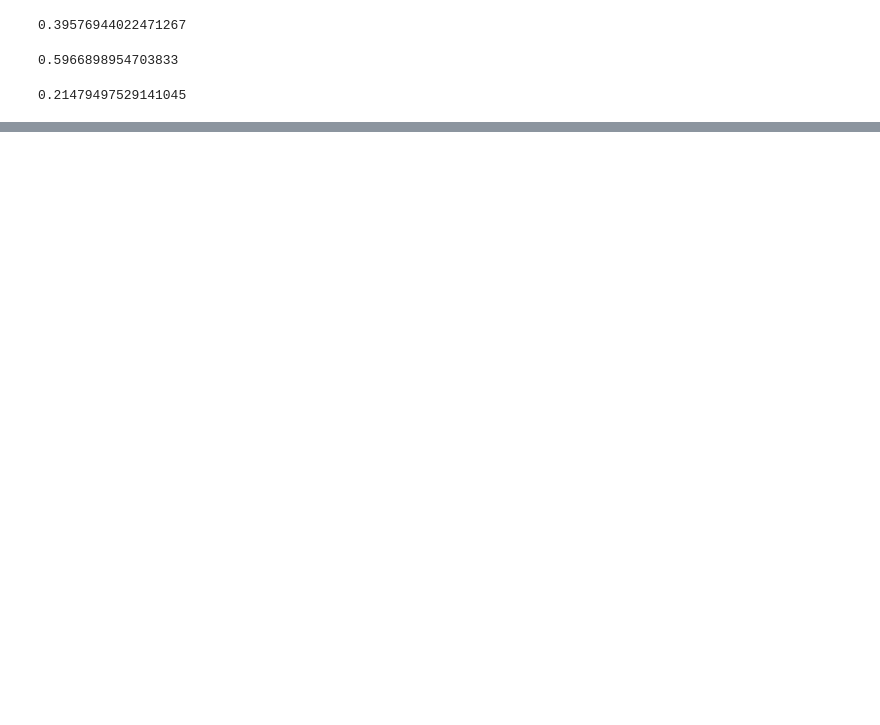
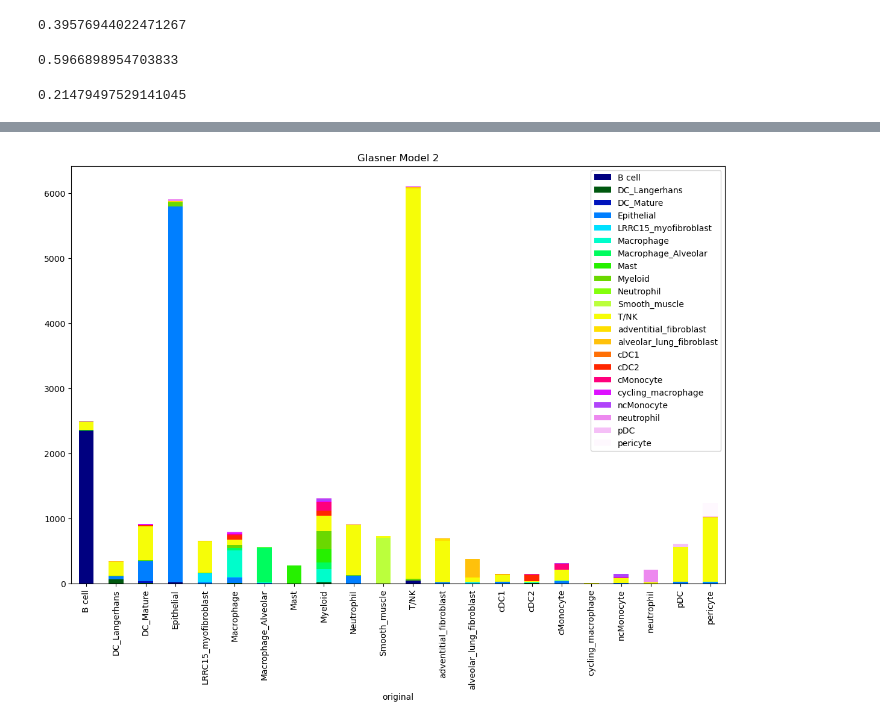
Before and after one commit to joadams1/adams_celltypist, a Jupyter notebook: celltypist/Benchmarking Models.ipynb, the cells around one changed output, grey strips where cells are left out. Drawn from its saved outputs; the diff is of its cells as text; code cells hidden in the pictures; blank space fills up the shorter version.

```diff
--- a/celltypist/Benchmarking Models.ipynb
+++ b/celltypist/Benchmarking Models.ipynb
@@ -352,0 +389,4 @@ True
+# %%
+make_stacked_barplot(orig= pred_adatag_2.obs["finer_cell_types"], pred = predictions_g_2.predicted_labels["predicted_labels"], title = "Glasner Model 2 - 0.396" )
+# %% [output]
+[figure, added]
```
Also changed, not shown: parts of 21 cells of this notebook.
